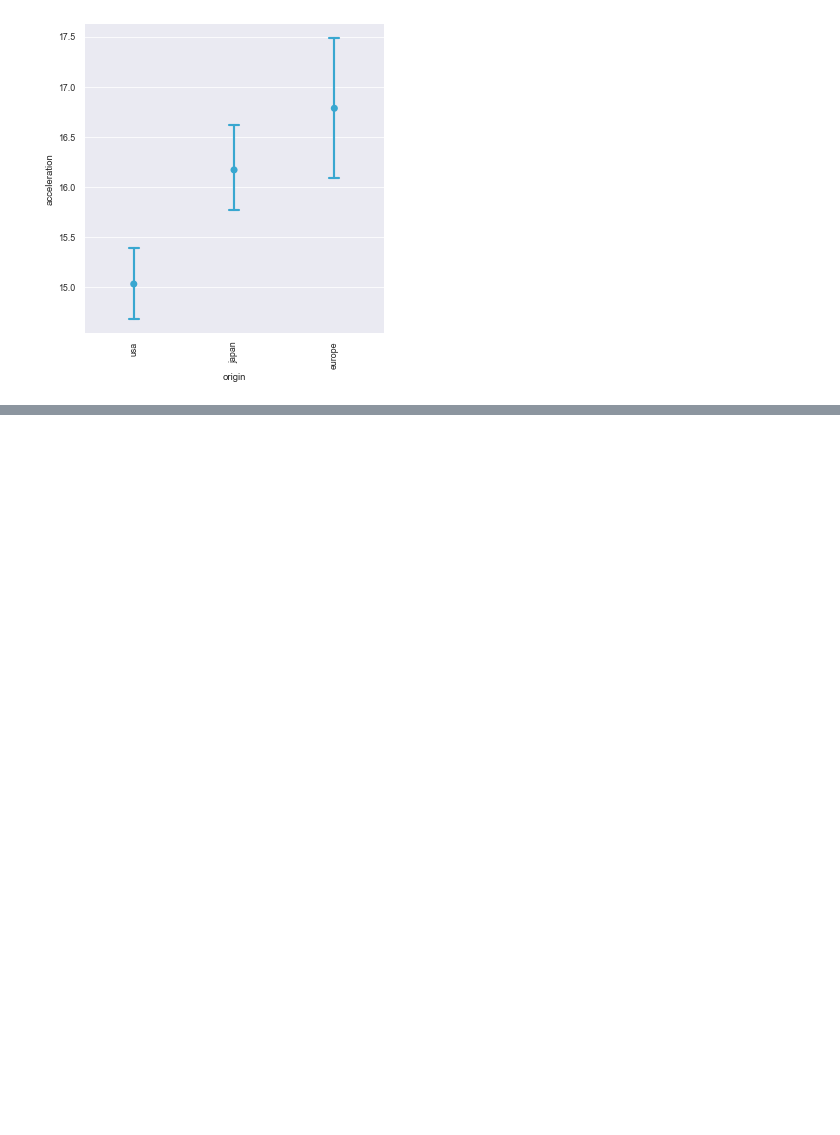
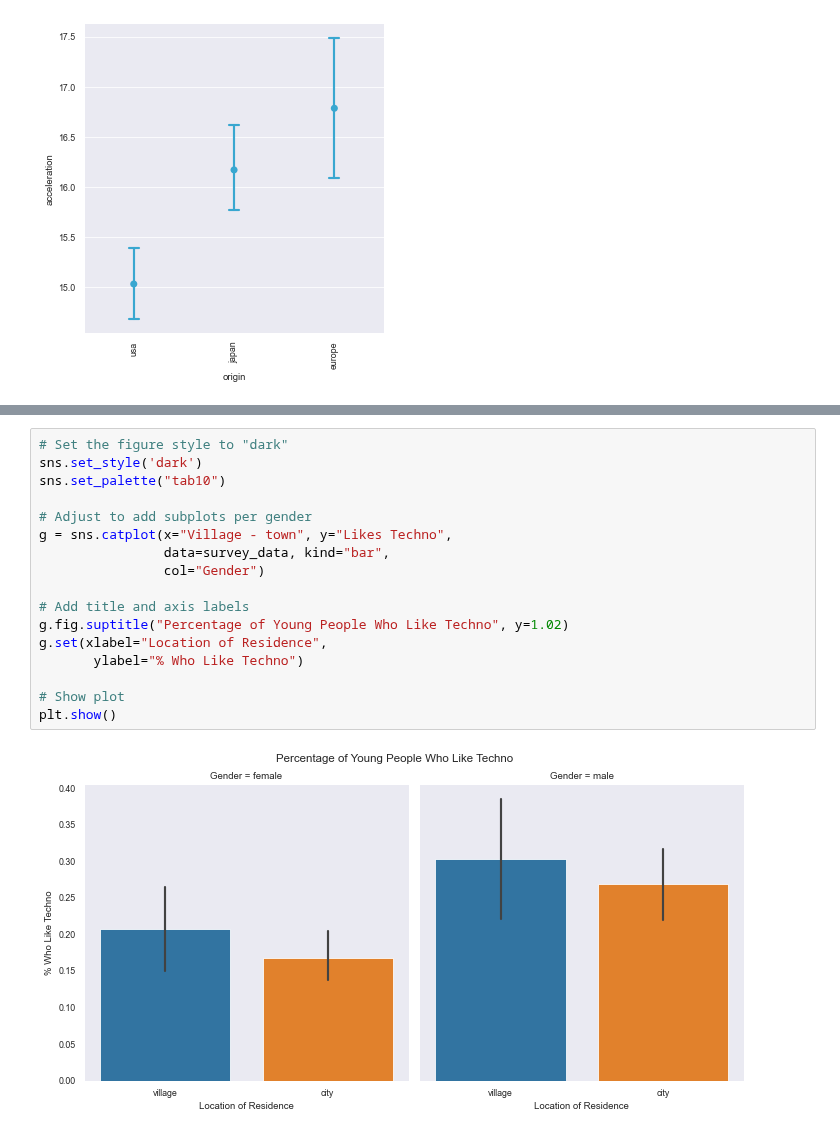
Before and after one commit to pedrogrigorio/DataCamp-Python-Data-Science-Track, a Jupyter notebook: 6-Introduction_to_Data_Visualization_with_Seaborn/notebook.ipynb, the cells around one changed output, grey strips where cells are left out. Cells and saved outputs as stored; diff of their text form; blank space fills up the shorter version.

```diff
--- a/6-Introduction_to_Data_Visualization_with_Seaborn/notebook.ipynb
+++ b/6-Introduction_to_Data_Visualization_with_Seaborn/notebook.ipynb
@@ -577,0 +614,19 @@ plt.show()
+# %%
+# Set the figure style to "dark"
+sns.set_style('dark')
+sns.set_palette("tab10")
+
+# Adjust to add subplots per gender
+g = sns.catplot(x="Village - town", y="Likes Techno",
+                data=survey_data, kind="bar",
+                col="Gender")
+
+# Add title and axis labels
+g.fig.suptitle("Percentage of Young People Who Like Techno", y=1.02)
+g.set(xlabel="Location of Residence",
+       ylabel="% Who Like Techno")
+
+# Show plot
+plt.show()
+# %% [output]
+[figure, added]
```
Also changed, not shown: parts of 4 cells of this notebook, 1 other file.
